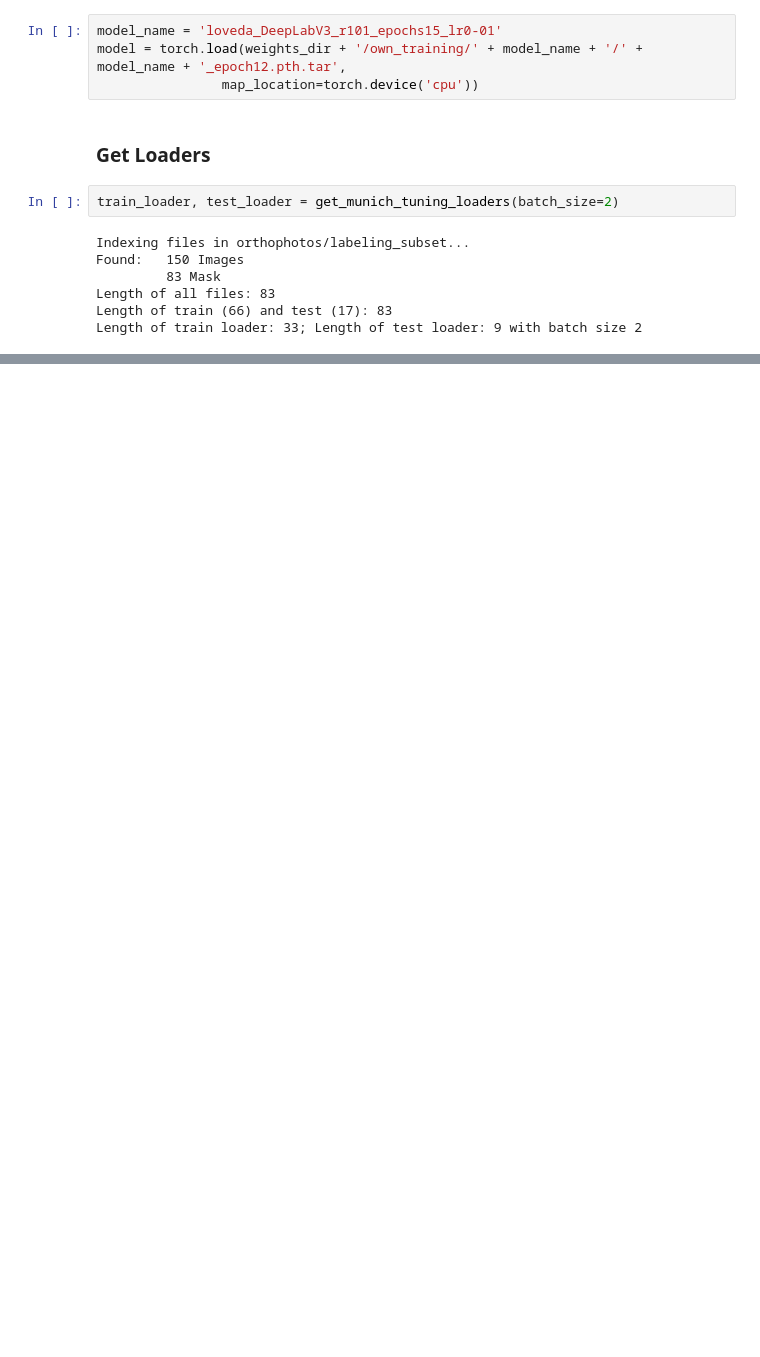
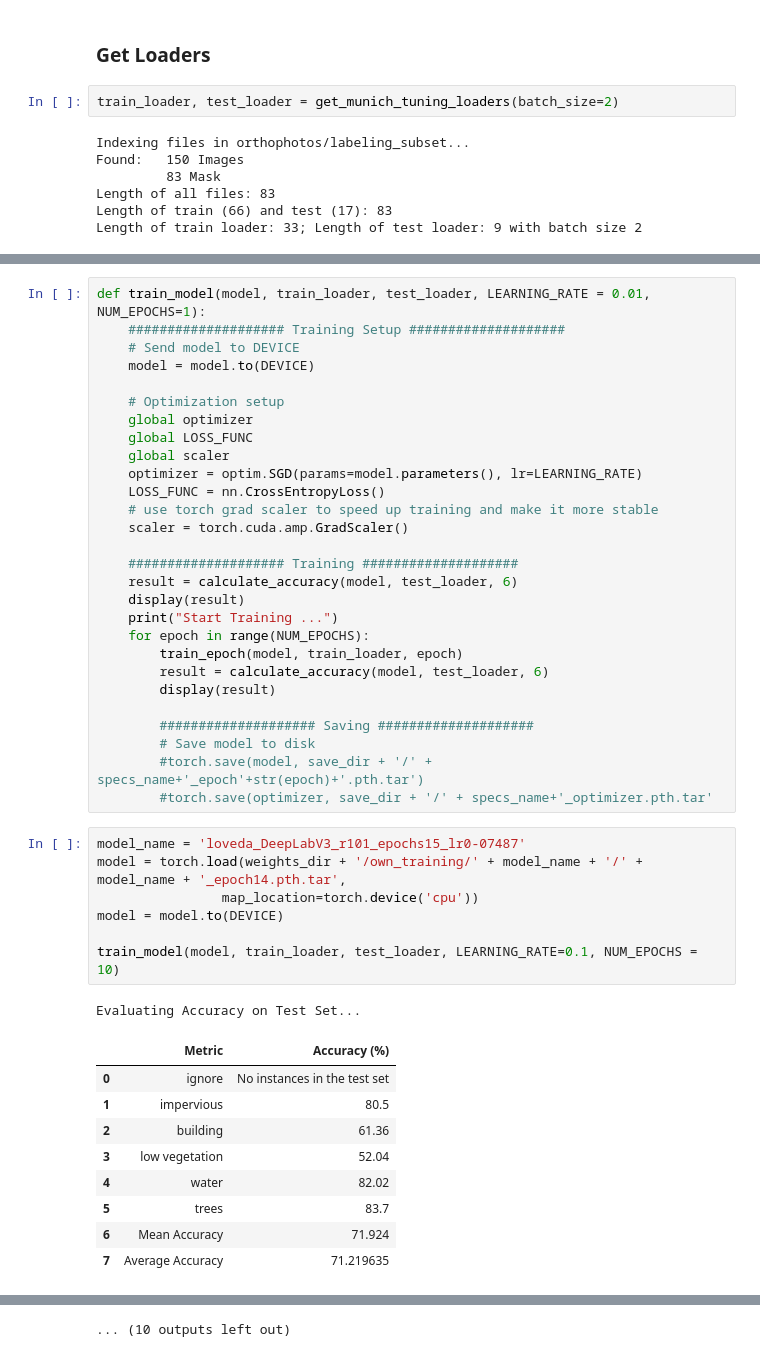
Before and after one commit to MGenschow/DS_Project, a Jupyter notebook: modules/models/segmentation/finetuning/function_development.ipynb, the cells around one changed output, grey strips where cells are left out. Cells and saved outputs as stored; diff of their text form; blank space fills up the shorter version.

Commit message:
added training functions for finetuning

```diff
--- a/modules/models/segmentation/finetuning/function_development.ipynb
+++ b/modules/models/segmentation/finetuning/function_development.ipynb
@@ -14,7 +12,3 @@ weights_dir = config['data']['model_weights']
-# %%
-model_name = 'loveda_DeepLabV3_r101_epochs15_lr0-01'
-model = torch.load(weights_dir + '/own_training/' + model_name + '/' + model_name + '_epoch12.pth.tar',
-                map_location=torch.device('cpu'))
 # %% [markdown]
 ### Get Loaders
 # %%
@@ -43,0 +65,46 @@ Evaluating Accuracy on Test Set...
+# %%
+def train_model(model, train_loader, test_loader, LEARNING_RATE = 0.01, NUM_EPOCHS=1):
+    #################### Training Setup ####################
+    # Send model to DEVICE
+    model = model.to(DEVICE)
+
+    # Optimization setup
+    global optimizer
+    global LOSS_FUNC
+    global scaler
+    optimizer = optim.SGD(params=model.parameters(), lr=LEARNING_RATE)
+    LOSS_FUNC = nn.CrossEntropyLoss()
+    # use torch grad scaler to speed up training and make it more stable
+    scaler = torch.cuda.amp.GradScaler()
+
+    #################### Training ####################
+    result = calculate_accuracy(model, test_loader, 6)
+    display(result)
+    print("Start Training ...")
+    for epoch in range(NUM_EPOCHS):
+        train_epoch(model, train_loader, epoch)
+        result = calculate_accuracy(model, test_loader, 6)
+        display(result)
+
+        #################### Saving ####################
+        # Save model to disk
+        #torch.save(model, save_dir + '/' + specs_name+'_epoch'+str(epoch)+'.pth.tar')
+        #torch.save(optimizer, save_dir + '/' + specs_name+'_optimizer.pth.tar'
+# %%
+model_name = 'loveda_DeepLabV3_r101_epochs15_lr0-07487'
+model = torch.load(weights_dir + '/own_training/' + model_name + '/' + model_name + '_epoch14.pth.tar',
+                map_location=torch.device('cpu'))
+model = model.to(DEVICE)
+
+train_model(model, train_loader, test_loader, LEARNING_RATE=0.1, NUM_EPOCHS = 10)
+# %% [output]
+Evaluating Accuracy on Test Set...
+|  | Metric | Accuracy (%) |
+| 0 | ignore | No instances in the test set |
+| 1 | impervious | 80.5 |
+| 2 | building | 61.36 |
+| 3 | low vegetation | 52.04 |
+| 4 | water | 82.02 |
+| 5 | trees | 83.7 |
+| 6 | Mean Accuracy | 71.924 |
+| 7 | Average Accuracy | 71.219635 |
@@ -43,0 +197 @@ Evaluating Accuracy on Test Set...
+... (10 outputs left out)
```
Also changed, not shown: parts of 6 cells of this notebook, 2 other files.
